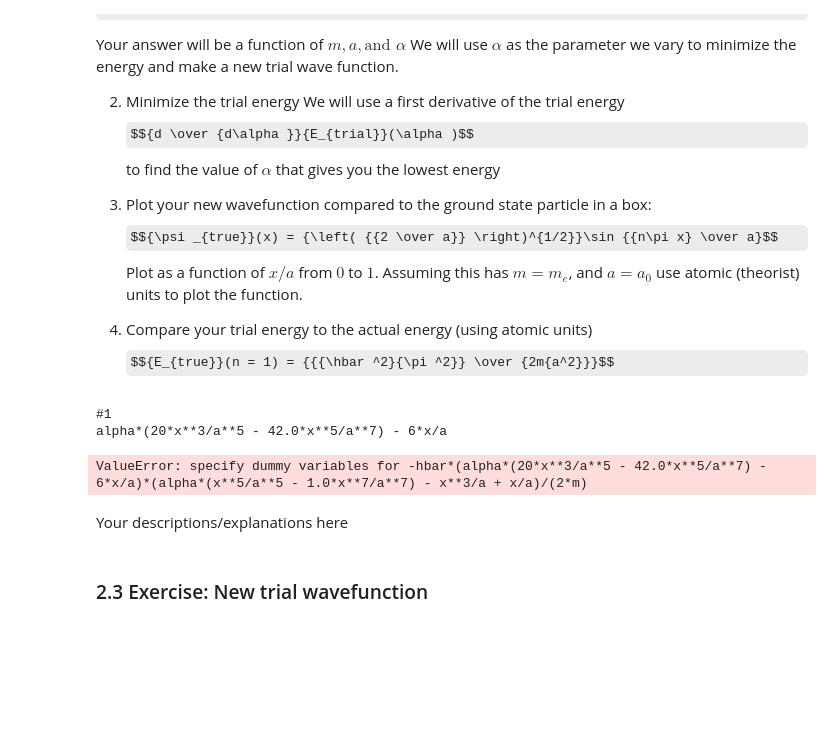
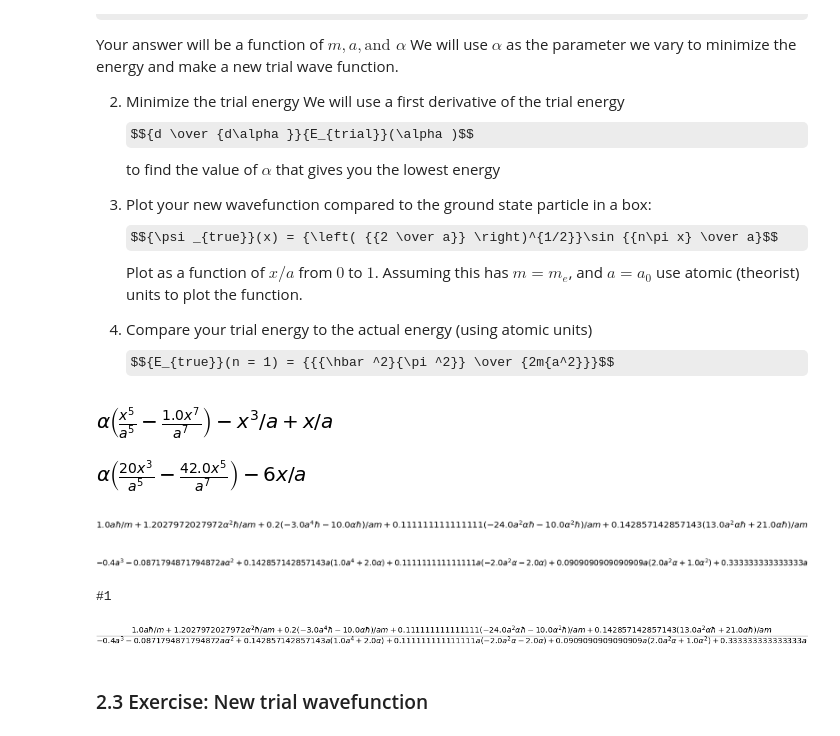
Before and after one commit to sju-chem264-2019/10-3-19-lecture-cobyyeung11, a Jupyter notebook: variational-principle.ipynb, the cells around one changed output. Drawn from its saved outputs; the diff is of its cells as text; code cells hidden in the pictures; some formulas as TeX source; blank space fills up the shorter version.

```diff
--- a/variational-principle.ipynb
+++ b/variational-principle.ipynb
@@ -71,26 +71,38 @@ We will use a first derivative of the trial energy $${d \over {d\alpha }}{E_{tri
 4. Compare your trial energy to the actual energy (using atomic units)
 $${E_{true}}(n = 1) = {{{\hbar ^2}{\pi ^2}} \over {2m{a^2}}}$$
 # %%
+sym.init_printing()
 x,a,m,alpha,hbar=sym.symbols('x,a,m,alpha,hbar')
+
 twf=((x/a)-(x**3)/a)+alpha*((x**5)/(a**5)-0.5*((x**7)/(a**7)+(x**7)/(a**7)))
-print('#1')
-single=(sym.diff((twf),x))
-print(sym.diff((single),x))
-double=(sym.diff((single),x))
-upper_i=(twf*(-hbar)/(2*m))*double
-print(sym.integrate(upper_i),(x,0,a))
-upper_i_ans=(sym.integrate(upper_i),(x,0,a))
-lower_i=twf**2
-print(sym.integrate(lower_i),(x,0,a))
-lower_i_ans=(sym.integrate(lower_i),(x,0,a))
-Etrial=upper_i_ans/lower_i_ans
-print(Etrial)
+twf
 # %% [output]
-#1
-alpha*(20*x**3/a**5 - 42.0*x**5/a**7) - 6*x/a
-ValueError: specify dummy variables for -hbar*(alpha*(20*x**3/a**5 - 42.0*x**5/a**7) - 6*x/a)*(alpha*(x**5/a**5 - 1.0*x**7/a**7) - x**3/a + x/a)/(2*m)
+[figure, added]
-# %% [markdown]
-Your descriptions/explanations here
+# %%
+single=(sym.diff((twf),x))
+double=(sym.diff((single),x))
+double
+# %% [output]
+[figure, added]
+# %%
+upper_i=twf*(-1*hbar)/(2*m)*double
+upper_i_ans=(sym.integrate((upper_i),(x,0,a)))
+upper_i_ans
+# %% [output]
+[figure, added]
+# %%
+lower_i=twf**2
+lower_i_ans=(sym.integrate((lower_i),(x,0,a)))
+lower_i_ans
+# %% [output]
+[figure, added]
+# %%
+print('#1')
+Etrial=upper_i_ans/lower_i_ans
+Etrial
+# %% [output]
+#1
+[figure, added]
 # %% [markdown]
 ### 2.3 Exercise: New trial wavefunction
 # %% [markdown]
```
Also changed, not shown: parts of 7 cells of this notebook.
